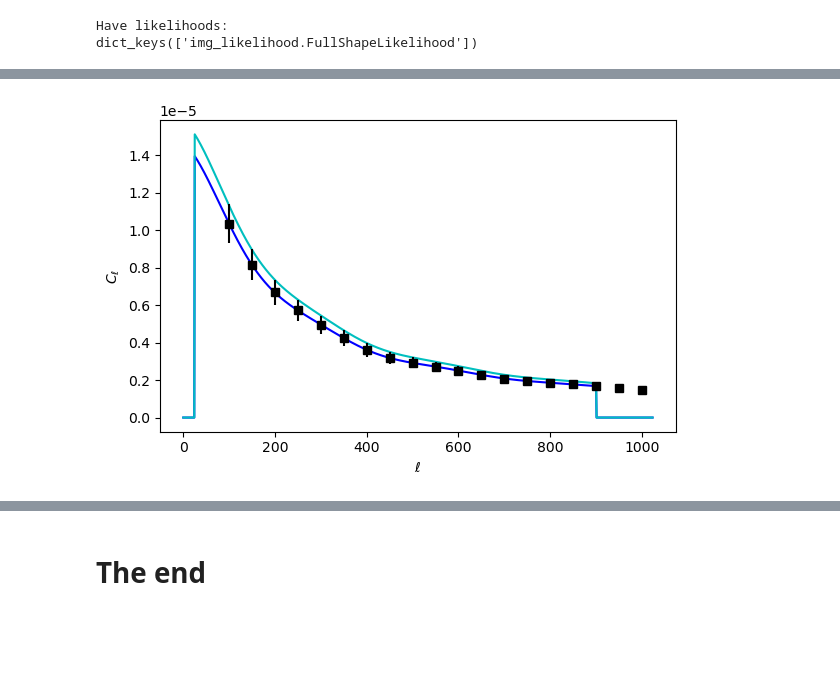
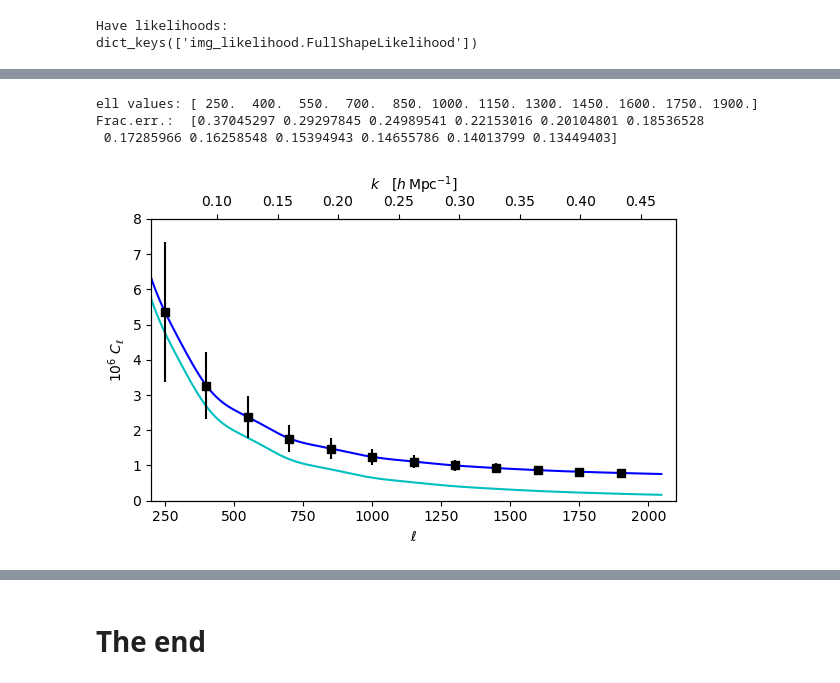
Before and after one commit to martinjameswhite/AnalyzeLAE, a Jupyter notebook: Cobaya/ViewChain.ipynb, the cells around one changed output, grey strips where cells are left out. Cells and saved outputs as stored; diff of their text form; code cells hidden in the pictures; blank space fills up the shorter version.

```diff
--- a/Cobaya/ViewChain.ipynb
+++ b/Cobaya/ViewChain.ipynb
@@ -197,30 +197,54 @@ LogPosterior(logpost=-41.33988771474189, logpriors=[-41.33410891075819], loglike
 # %%
 fig,ax = plt.subplots(1,1,figsize=(6,4))
 thy = model.likelihood['img_likelihood.FullShapeLikelihood'].thy
 ell = model.likelihood['img_likelihood.FullShapeLikelihood'].ells
 cls = model.likelihood['img_likelihood.FullShapeLikelihood'].cls
 cov = model.likelihood['img_likelihood.FullShapeLikelihood'].cov
 err = np.sqrt(np.diag(cov))
 err[err>1e5]=0
+print("ell values:",ell)
+print("Frac.err.: ",err/cls)
 #
 # Now set all the higher order terms to zero to see how it looks.
 pars = {}
 for k in model.parameterization.sampled_params():
     pars[k] = 0.0
 for k in ['b1','SN0']:
     pars[k] = cc[k][ii]
+# Look at the shot-noise free theory.
+pars = {}
+for k in model.parameterization.sampled_params():
+    pars[k] = cc[k][ii]
+for k in ['SN0','SN2']:
+    pars[k] = 0.0
 mm = model.logposterior(pars)
 lin= model.likelihood['img_likelihood.FullShapeLikelihood'].thy
 #
-ax.plot(np.arange(thy.size),thy,'b-')
-ax.plot(np.arange(thy.size),lin,'c-')
-ax.errorbar(ell,cls,yerr=err,fmt='s',color='k')
+ax.plot(np.arange(thy.size),1e6*thy,'b-')
+ax.plot(np.arange(thy.size),1e6*lin,'c-')
+ax.errorbar(ell,1e6*cls,yerr=1e6*err,fmt='s',color='k')
 #
+ax.set_xlim(200,2100)
+ax.set_ylim(0.0,8.0)
 ax.set_xlabel(r'$\ell$')
-ax.set_ylabel(r'$C_\ell$')
+ax.set_ylabel(r'$10^6\ C_\ell$')
+#
+chi = 4383. # Mpc/h.
+kvals  = [0.1,0.15,0.2,0.25,0.3,0.35,0.40,0.45]
+xticks = [k*chi for k in kvals]
+xlabls = ["{:.2f}".format(k) for k in kvals]
+ax2 = ax.twiny()
+ax2.set_xlim(200,2100)
+ax2.set_xticks(xticks)
+ax2.set_xticklabels(xlabls)
+ax2.set_xlabel(r'$k\quad [h\,\mathrm{Mpc}^{-1}]$')
+#
 plt.tight_layout()
 # %% [output]
+ell values: [ 250.  400.  550.  700.  850. 1000. 1150. 1300. 1450. 1600. 1750. 1900.]
+Frac.err.:  [0.37045297 0.29297845 0.24989541 0.22153016 0.20104801 0.18536528
+ 0.17285966 0.16258548 0.15394943 0.14655786 0.14013799 0.13449403]
-[figure, old version]
+[figure, new version]
 # %%
 # This tidies up after ourselves, frees up memory, etc.
 model.close()
```
Also changed, not shown: parts of 8 cells of this notebook.
